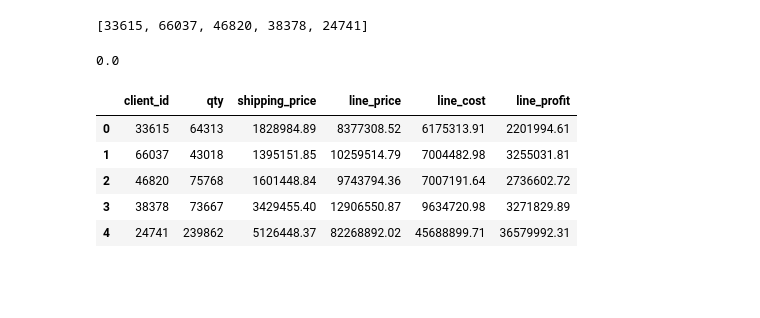
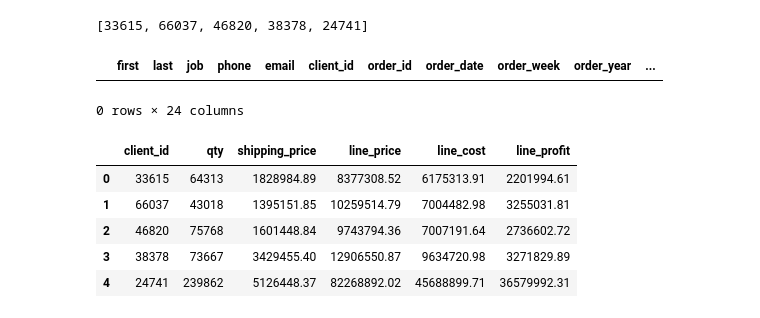
Before and after one commit to godzown82/pandas-challenge-1, a Jupyter notebook: wholesale_data_analysis_starter_code.ipynb, the cells around one changed output. Saved outputs shown, nothing was run; the diff lists cells and outputs as text; code cells hidden in the pictures; blank space fills up the shorter version.

```diff
--- a/wholesale_data_analysis_starter_code.ipynb
+++ b/wholesale_data_analysis_starter_code.ipynb
@@ -225,10 +225,11 @@ Use the new columns with confirmed values to find the following information.
 # %% [output]
 [33615, 66037, 46820, 38378, 24741]
 # %%
-output=df.loc[df['order_id']== 33615,'line_cost'].sum()
+output = df.loc[df['order_id']== 33615]
 output
 # %% [output]
+|  | first | last | job | phone | email | client_id | order_id | order_date | order_week | order_year | ... |
-0.0
+0 rows × 24 columns
 # %%
 # Create a summary DataFrame showing the totals for the for the top 5 clients with the following information:
 # total units purchased, total shipping price, total revenue, and total profit.
```
Also changed, not shown: parts of 3 cells of this notebook.
